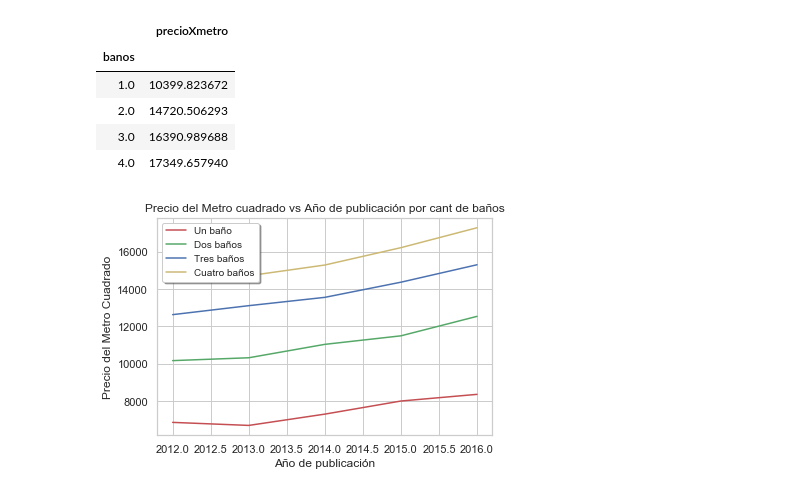
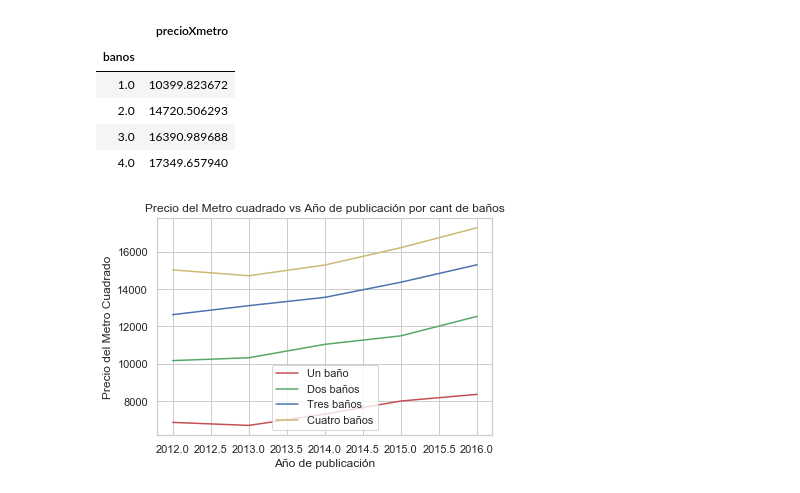
Before and after one commit to camilaserra5/7506-organizacion-de-datos, a Jupyter notebook: precioDelMetro.ipynb, the cells around one changed output. Saved outputs shown, nothing was run; the diff lists cells and outputs as text; code cells hidden in the pictures.

```diff
--- a/precioDelMetro.ipynb
+++ b/precioDelMetro.ipynb
@@ -14,5 +34,5 @@ df = pd.read_csv('train.csv', index_col='id', parse_dates=['fecha'])
 # %%
-df = df[['tipodepropiedad','fecha','lat','lng','banos','antiguedad','metrostotales','precio']]
+df = df[['tipodepropiedad','fecha','lat','lng','banos','antiguedad','metrostotales','ciudad','idzona','precio']]
 # %%
 def precio_por_metros_totales(precio, metros):
         return precio/metros
@@ -78,18 +98,18 @@ cuatrob = cuatrob.groupby('anio').agg({'precioXmetro': 'mean'})
 # %%
 fig, ax = plt.subplots()
 
 ax.plot(unb.index, unb.precioXmetro, 'r', label='Un baño')
 ax.plot(dosb.index, dosb.precioXmetro, 'g', label="Dos baños")
 ax.plot(tresb.index, tresb.precioXmetro, 'b',label="Tres baños")
 ax.plot(cuatrob.index, cuatrob.precioXmetro, 'y', label="Cuatro baños")
 legend = ax.legend(loc='upper left', shadow=True, fontsize='medium')
-ag.legend(['Un baño', 'Dos baños', 'Tres baños', 'Cuatro baños'])
+ax.legend(['Un baño', 'Dos baños', 'Tres baños', 'Cuatro baños'])
 plt.xlabel('Año de publicación')
 plt.ylabel('Precio del Metro Cuadrado')
 plt.title('Precio del Metro cuadrado vs Año de publicación por cant de baños')
 plt.show()
 
 #El comportamiento del precio del metro cuadrado promedio por anio es similar para distintas cantidades,
 #pero es mayor mientras mas banos se tenga
 # %% [output]
-[figure, old version]
+[figure, new version]
```
Also changed, not shown: parts of 9 cells of this notebook.
